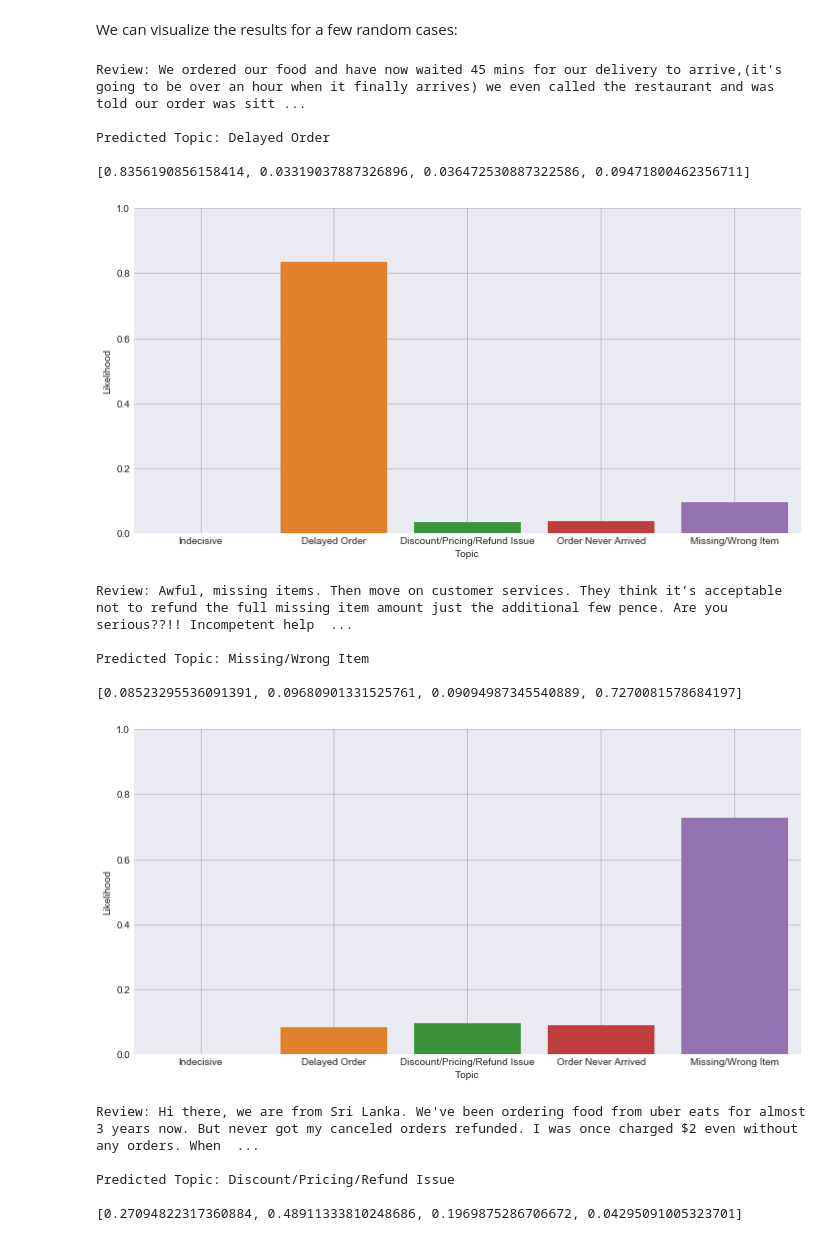
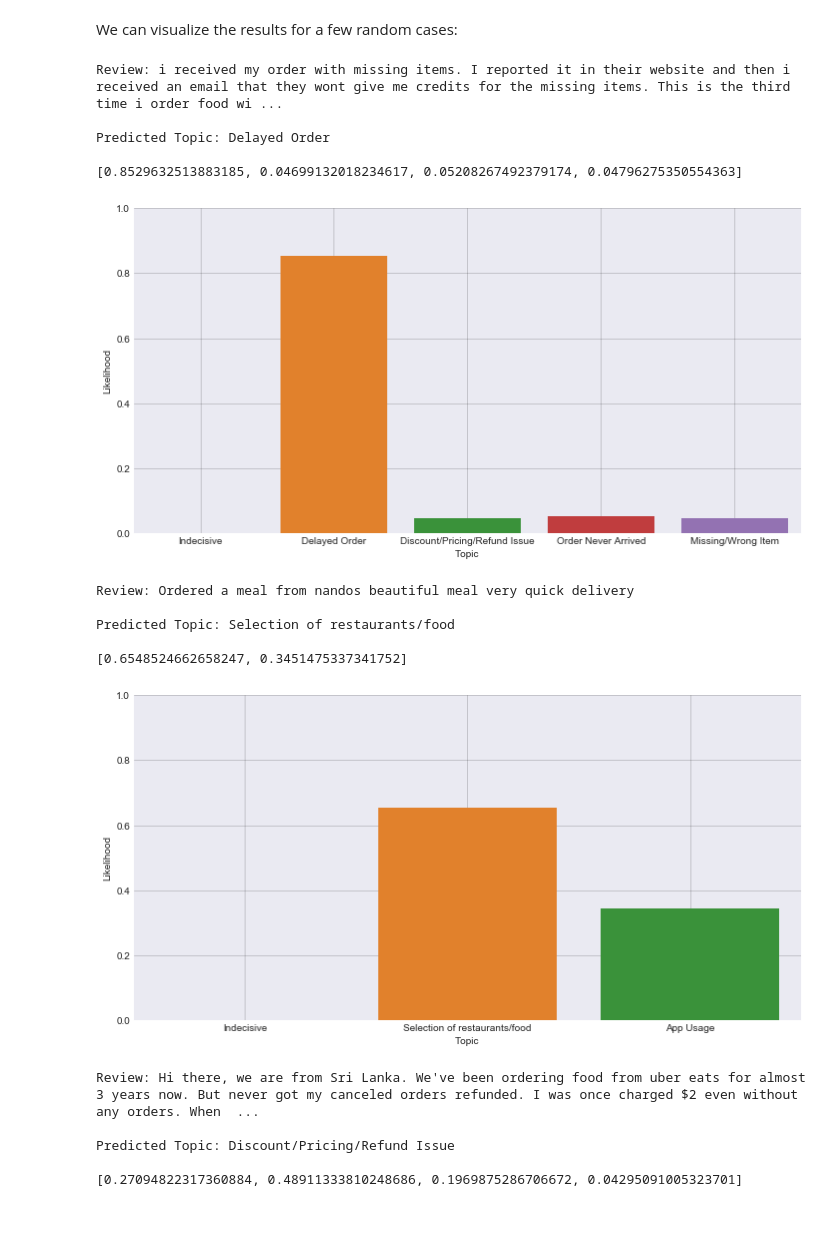
Before and after one commit to gpsyrou/Text_Analysis_of_Consumer_Reviews, a Jupyter notebook: jupyter_notebook/reviews.ipynb, the cells around one changed output. Saved outputs shown, nothing was run; the diff lists cells and outputs as text; code cells hidden in the pictures.

```diff
--- a/jupyter_notebook/reviews.ipynb
+++ b/jupyter_notebook/reviews.ipynb
@@ -701,0 +806,2 @@ reviews_df['Topic_Likelihood'] = topic_to_review_distribution.tolist()
+# %%
+positive_reviews_df['Topic_Likelihood'] = topic_to_review_distribution_pos.tolist()
@@ -707,0 +826,2 @@ reviews_df['Topic_Num'] = reviews_df['Topic_Likelihood'].apply(lambda row: assig
+# %%
+positive_reviews_df['Topic_Num'] = positive_reviews_df['Topic_Likelihood'].apply(lambda row: assign_topic(row, threshold=cutoff_threshold))
@@ -709,0 +842,2 @@ reviews_df['Topic'] = reviews_df['Topic_Num'].apply(lambda row: topics_map[row])
+# %%
+positive_reviews_df['Topic'] = positive_reviews_df['Topic_Num'].apply(lambda row: topics_map_positive[row])
@@ -727,7 +867,7 @@ with pd.option_context('display.max_colwidth', 100):
 # %%
 def get_review_summary(input_df: pd.DataFrame,
                        rev_idx: int,
-                       topics_map=topics_map):
+                       topics_map: dict):
 
     print('\x1b[1;30m' + 'Review: ' + '\x1b[0m' + input_df['Review'].iloc[rev_idx] + '\n')
     print('\x1b[1;30m' + 'Predicted Topic: ' + '\x1b[0m' + input_df['Topic'].iloc[rev_idx] + '\n')
@@ -747,23 +887,23 @@ def get_review_summary(input_df: pd.DataFrame,
 <a id="viz_output"></a>
 We can visualize the results for a few random cases:
 # %%
-get_review_summary(input_df=reviews_df, rev_idx=200, topics_map=topics_map)
+get_review_summary(input_df=negative_reviews_df, rev_idx=980, topics_map=topics_map_negative)
 # %% [output]
-Review: We ordered our food and have now waited 45 mins for our delivery to arrive,(it's going to be over an hour when it finally arrives) we even called the restaurant and was told our order was sitt ...
+Review: i received my order with missing items. I reported it in their website and then i received an email that they wont give me credits for the missing items. This is the third time i order food wi ...
 
 Predicted Topic: Delayed Order
 
-[0.8356190856158414, 0.03319037887326896, 0.036472530887322586, 0.09471800462356711]
+[0.8529632513883185, 0.04699132018234617, 0.05208267492379174, 0.04796275350554363]
-[figure, old version]
+[figure, new version]
 # %%
-get_review_summary(input_df=reviews_df, rev_idx=5890, topics_map=topics_map)
+get_review_summary(input_df=positive_reviews_df, rev_idx=120, topics_map=topics_map_positive)
 # %% [output]
-Review: Awful, missing items. Then move on customer services. They think it’s acceptable not to refund the full missing item amount just the additional few pence. Are you serious??!! Incompetent help  ...
+Review: Ordered a meal from nandos beautiful meal very quick delivery
 
-Predicted Topic: Missing/Wrong Item
+Predicted Topic: Selection of restaurants/food
 
-[0.08523295536091391, 0.09680901331525761, 0.09094987345540889, 0.7270081578684197]
+[0.6548524662658247, 0.3451475337341752]
-[figure, old version]
+[figure, new version]
 # %%
 get_review_summary(input_df=reviews_df, rev_idx=4562, topics_map=topics_map)
 # %% [output]
```
Also changed, not shown: parts of 37 cells of this notebook, 1 other file.
